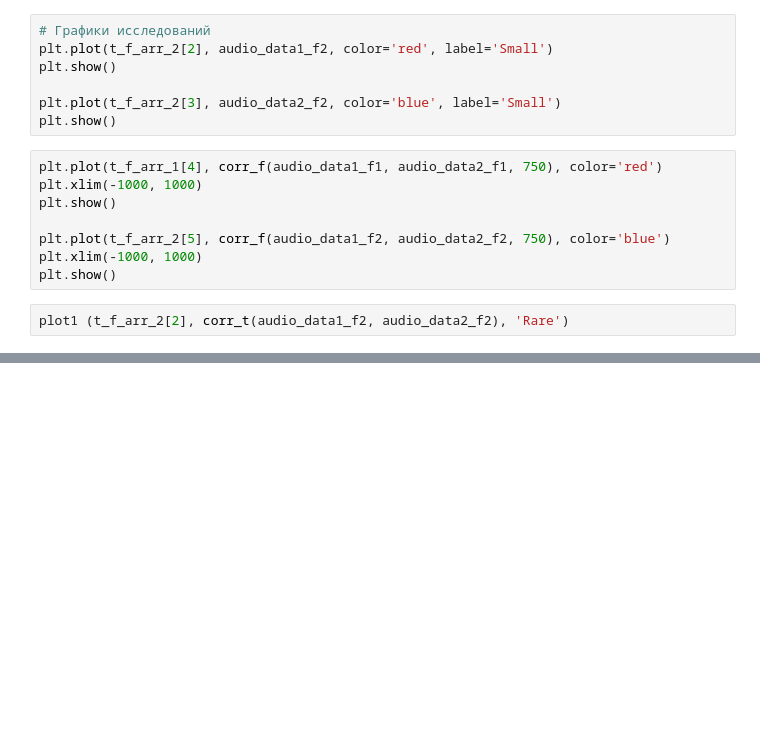
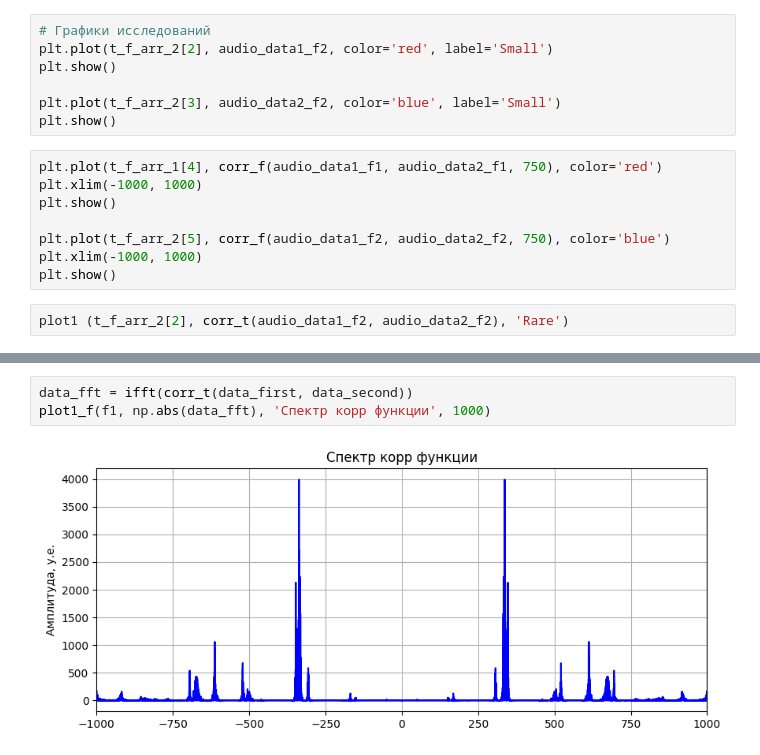
Before and after one commit to bdExplore/Scientific, a Jupyter notebook: Python/DJISummer.ipynb, the cells around one changed output, grey strips where cells are left out. Cells and saved outputs as stored; diff of their text form; blank space fills up the shorter version.

```diff
--- a/Python/DJISummer.ipynb
+++ b/Python/DJISummer.ipynb
@@ -185,0 +202,5 @@ plot1_f(f1, c_f1, 'Corr_f', 2000)
+# %%
+data_fft = ifft(corr_t(data_first, data_second))
+plot1_f(f1, np.abs(data_fft), 'Спектр корр функции', 1000)
+# %% [output]
+[figure, added]
```
Also changed, not shown: parts of 6 cells of this notebook.
